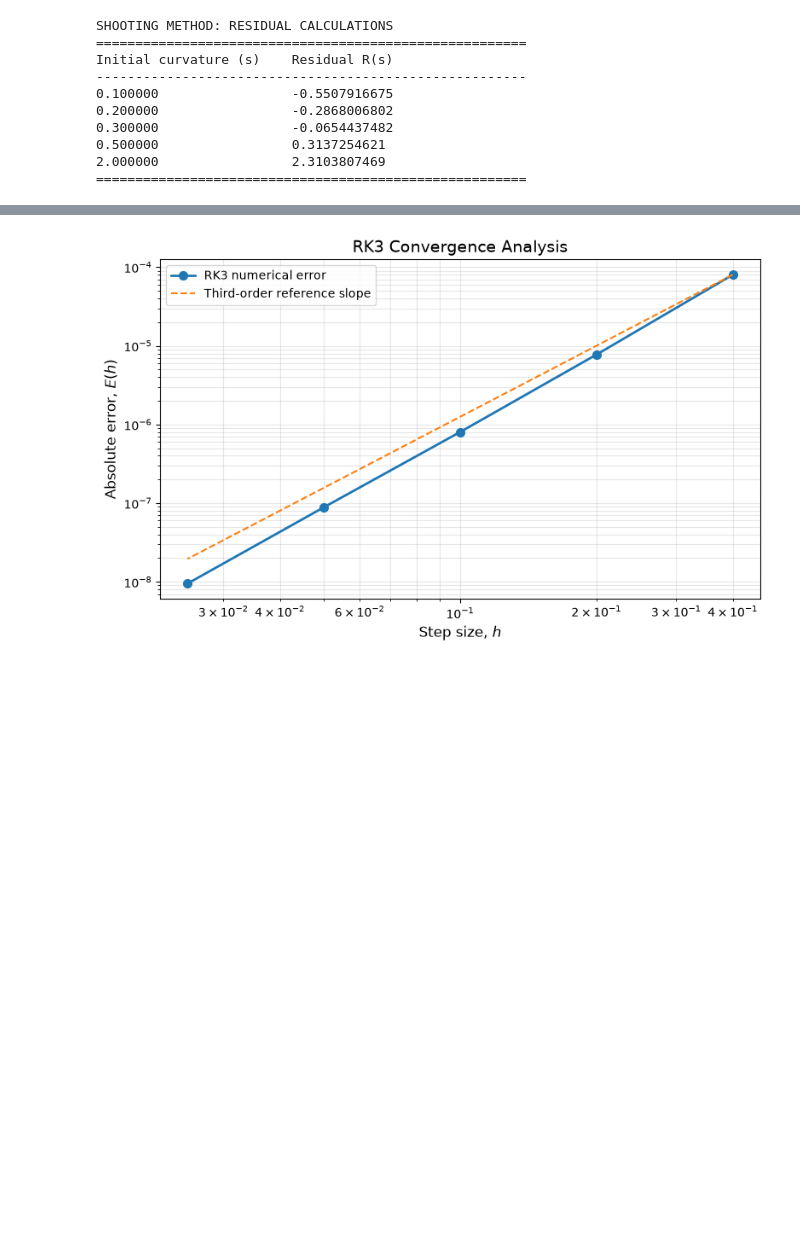
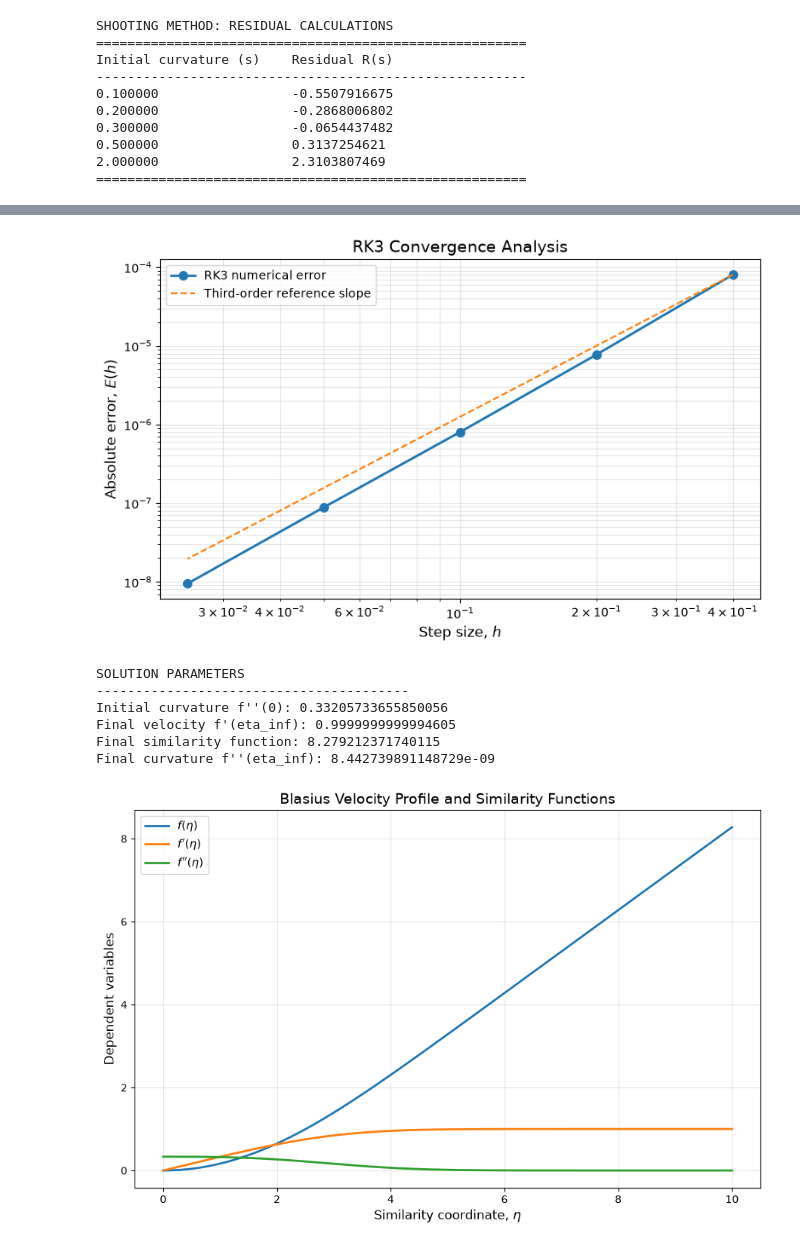
Before and after one commit to ashishbhole/AE801_2026, a Jupyter notebook: numode_bvp/ANBUCHERAN(sc26m005)_BVP.ipynb, the cells around one changed output, grey strips where cells are left out. Drawn from its saved outputs; the diff is of its cells as text; code cells hidden in the pictures; blank space fills up the shorter version.

Commit message:
similarity solution plots

```diff
--- a/numode_bvp/ANBUCHERAN(sc26m005)_BVP.ipynb
+++ b/numode_bvp/ANBUCHERAN(sc26m005)_BVP.ipynb
@@ -205,9 +205,6 @@ for i, p in enumerate(observed_order):
           f"h = {h_values[i+1]:.4f} : p = {p:.6f}")
 
 
-
-
-
 plt.figure(figsize=(8, 5))
 plt.loglog(h_values, errors, 'o-',linewidth=2,markersize=7,label='RK3 numerical error')
 reference_line = errors[0] * (h_values / h_values[0])**3
@@ -219,33 +216,77 @@ plt.grid(True, which='both', alpha=0.3)
 plt.legend()
 plt.tight_layout()
 plt.show()
+
+
+
+
+# BLASIUS SOLUTION USING RK3
+
+eta_inf = 10
+h_plot = 0.01
+s_plot = find_shooting_parameter(h_plot, eta_inf)
+eta, Y = RK3(s_plot, h_plot, eta_inf)
+
+f = Y[:, 0]
+fp = Y[:, 1]
+fpp = Y[:, 2]
+
+print("SOLUTION PARAMETERS")
+print("-" * 40)
+print("Initial curvature f''(0):", s_plot)
+print("Final velocity f'(eta_inf):", fp[-1])
+print("Final similarity function:", f[-1])
+print("Final curvature f''(eta_inf):", fpp[-1])
+
+
+
+# PLOTTING ALL THREE QUANTITIES
+
+plt.figure(figsize=(9, 6))
+plt.plot(eta, f, linewidth=2, label=r'$f(\eta)$')
+plt.plot(eta, fp, linewidth=2, label=r"$f'(\eta)$")
+plt.plot(eta, fpp, linewidth=2, label=r"$f''(\eta)$")
+plt.xlabel(r'Similarity coordinate, $\eta$', fontsize=12)
+plt.ylabel('Dependent variables', fontsize=12)
+plt.title('Blasius Velocity Profile and Similarity Functions',fontsize=14)
+plt.grid(True, alpha=0.3)
+plt.legend(fontsize=11)
+plt.tight_layout()
+plt.show()
 # %% [output]
 SHOOTING METHOD: RESIDUAL CALCULATIONS
 =======================================================
 Initial curvature (s)    Residual R(s)
 -------------------------------------------------------
 0.100000                 -0.5507916675
 0.200000                 -0.2868006802
 0.300000                 -0.0654437482
 0.500000                 0.3137254621
 2.000000                 2.3103807469
 =======================================================
 [figure]
 BISECTION METHOD
 =====================================================================================
 Iter    s_lower        s_upper        s_mid          R(s_mid)          Error
 -------------------------------------------------------------------------------------
 1       0.30000000     0.50000000     0.40000000     1.32134283e-01    1.00000000e-01
 2       0.30000000     0.40000000     0.35000000     3.57063604e-02    5.00000000e-02
 3       0.30000000     0.35000000     0.32500000     -1.42195819e-02   2.50000000e-02
 4       0.32500000     0.35000000     0.33750000     1.08975211e-02    1.25000000e-02
 5       0.32500000     0.33750000     0.33125000     -1.62153542e-03   6.25000000e-03
 6       0.33125000     0.33750000     0.33437500     4.64774305e-03    3.12500000e-03
 7       0.33125000     0.33437500     0.33281250     1.51555660e-03    1.56250000e-03
 8       0.33125000     0.33281250     0.33203125     -5.23742913e-05   7.81250000e-04
 ... (31 lines left out)
 h = 0.4000 to h = 0.2000 : p = 3.373425
 h = 0.2000 to h = 0.1000 : p = 3.268840
 h = 0.1000 to h = 0.0500 : p = 3.179538
 h = 0.0500 to h = 0.0250 : p = 3.221587
 [figure]
+SOLUTION PARAMETERS
+----------------------------------------
+Initial curvature f''(0): 0.33205733655850056
+Final velocity f'(eta_inf): 0.9999999999994605
+Final similarity function: 8.279212371740115
+Final curvature f''(eta_inf): 8.442739891148729e-09
+[figure, added]
```
